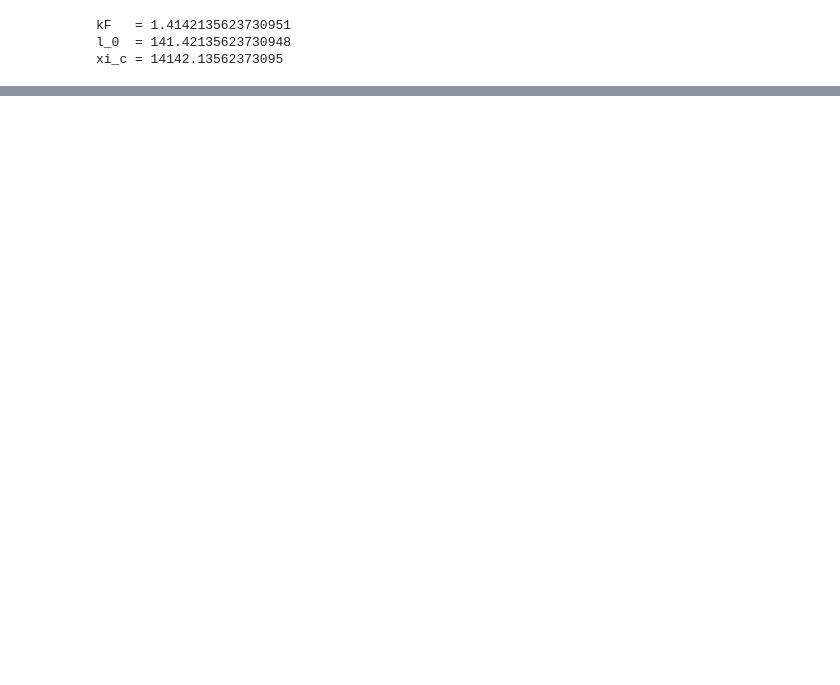
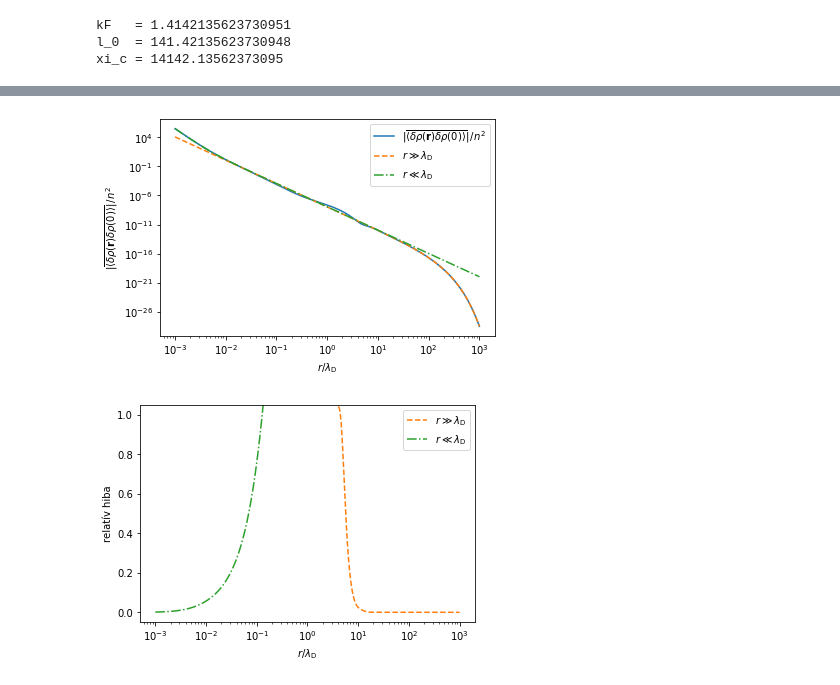
Before and after one commit to Il-Capitano/bsc-thesis, a Jupyter notebook: python/superconducting_state.ipynb, the cells around one changed output, grey strips where cells are left out. Saved outputs shown, nothing was run; the diff lists cells and outputs as text; code cells hidden in the pictures; blank space fills up the shorter version.

```diff
--- a/python/superconducting_state.ipynb
+++ b/python/superconducting_state.ipynb
@@ -169,0 +170,56 @@ plt.show()
+# %%
+rs = np.exp(np.linspace(np.log(1e-3 * l_0), np.log(1e3 * l_0), 1000))
+rs_norm = rs / l_0
+
+fs = calc_f(rs) / n
+far_field_fs = calc_far_field_fs(rs) / n
+near_field_fs = 0 #calc_near_field_fs(rs) / n
+
+gs = calc_g(rs) / n
+far_field_gs = calc_far_field_gs(rs) / n
+near_field_gs = 1 / (2 * np.pi**2) * (1 - 1.j * kF * rs) / rs**3 / n
+normal_gs = calc_g_normal(rs) / n
+# %%
+def calc_square_bound(zs):
+    return np.abs(zs)**2
+# %%
+g2s = calc_square_bound(gs)
+f2s = calc_square_bound(fs)
+far_g2s = calc_square_bound(far_field_gs)
+near_g2s = calc_square_bound(near_field_gs)
+far_f2s = calc_square_bound(far_field_fs)
+near_f2s = calc_square_bound(near_field_fs)
+normal_g2s = calc_square_bound(normal_gs)
+
+rhos = 2 * f2s - 2 * g2s
+far_rhos = 2 * far_f2s - 2 * far_g2s
+near_rhos = 2 * near_f2s - 2 * near_g2s
+
+plt.figure(1)
+plt.loglog(rs_norm, np.abs(rhos), label=r'$|\overline{\langle\delta\rho(\mathbf{r}) \delta\rho(0)\rangle}| \, / n^2$')
+plt.plot(rs_norm, np.abs(far_rhos), '--', label=r'$r \gg \lambda_\mathrm{D}$')
+plt.plot(rs_norm, np.abs(near_rhos), '-.', label=r'$r \ll \lambda_\mathrm{D}$')
+plt.xlabel(r'$r / \lambda_\mathrm{D}$')
+plt.ylabel(r'$|\overline{\langle\delta\rho(\mathbf{r}) \delta\rho(0)\rangle}| \, / n^2$')
+plt.legend()
+
+plt.savefig("../latex/rho.pdf", format="pdf", bbox_inches="tight")
+
+rhos_complex = 2 * fs**2 - 2 * gs**2
+far_rhos_complex = 2 * far_field_fs**2 - 2 * far_field_gs**2
+near_rhos_complex = 2 * near_field_fs**2 - 2 * near_field_gs**2
+
+plt.figure(2)
+plt.semilogx(rs_norm[600:], np.abs((rhos_complex - far_rhos_complex) / rhos_complex)[600:], '--', label=r'$r \gg \lambda_\mathrm{D}$', color='tab:orange')
+plt.plot(rs_norm, np.abs((rhos_complex - near_rhos_complex) / rhos_complex), '-.', label=r'$r \ll \lambda_\mathrm{D}$', color='tab:green')
+plt.ylim([-0.05, 1.05])
+plt.xlabel(r'$r / \lambda_\mathrm{D}$')
+plt.ylabel('relatív hiba')
+plt.legend()
+
+plt.savefig("../latex/rho_error.pdf", format="pdf", bbox_inches="tight")
+
+plt.show()
+# %% [output]
+[figure, added]
+[figure, added]
```
Also changed, not shown: parts of 4 cells of this notebook, 12 other files.
